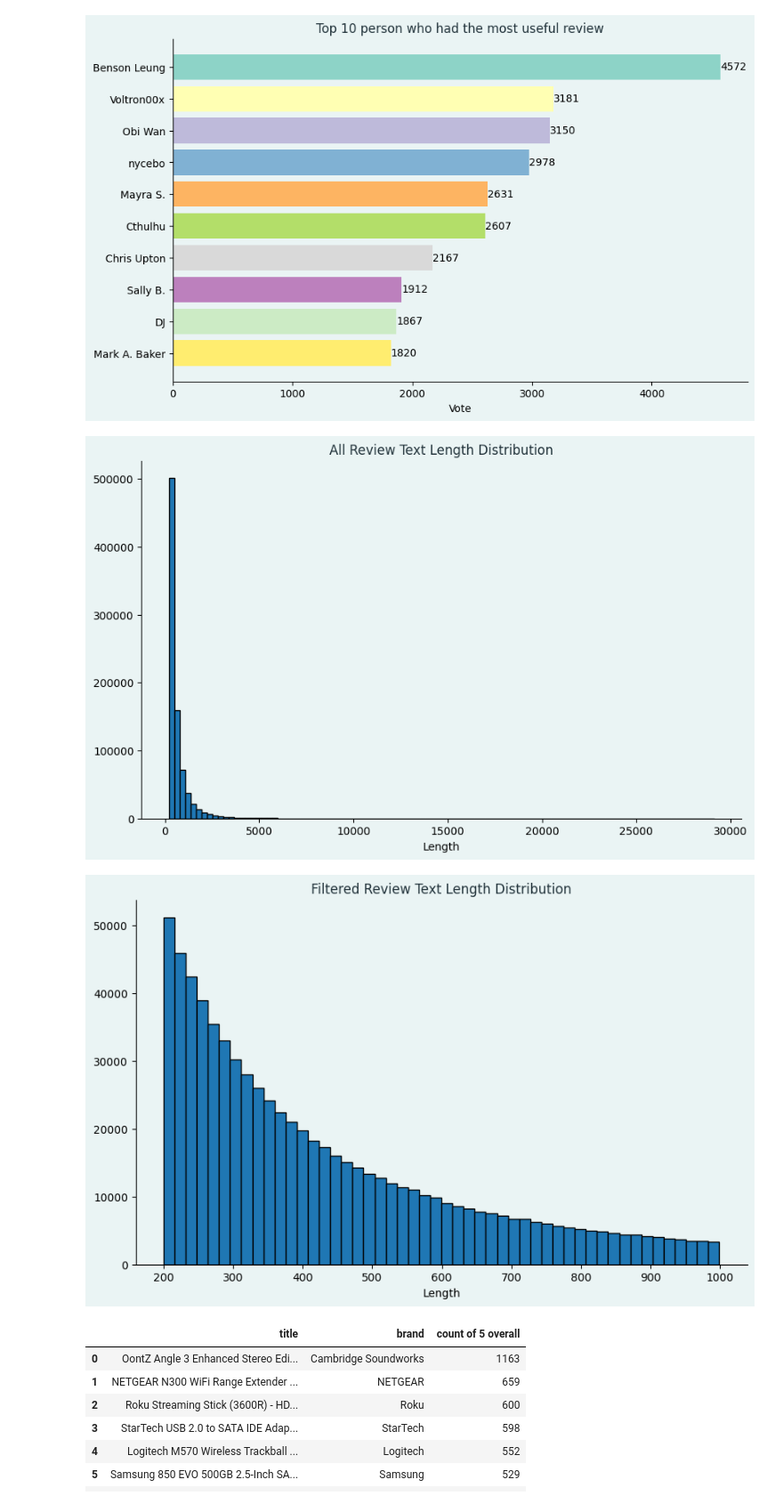
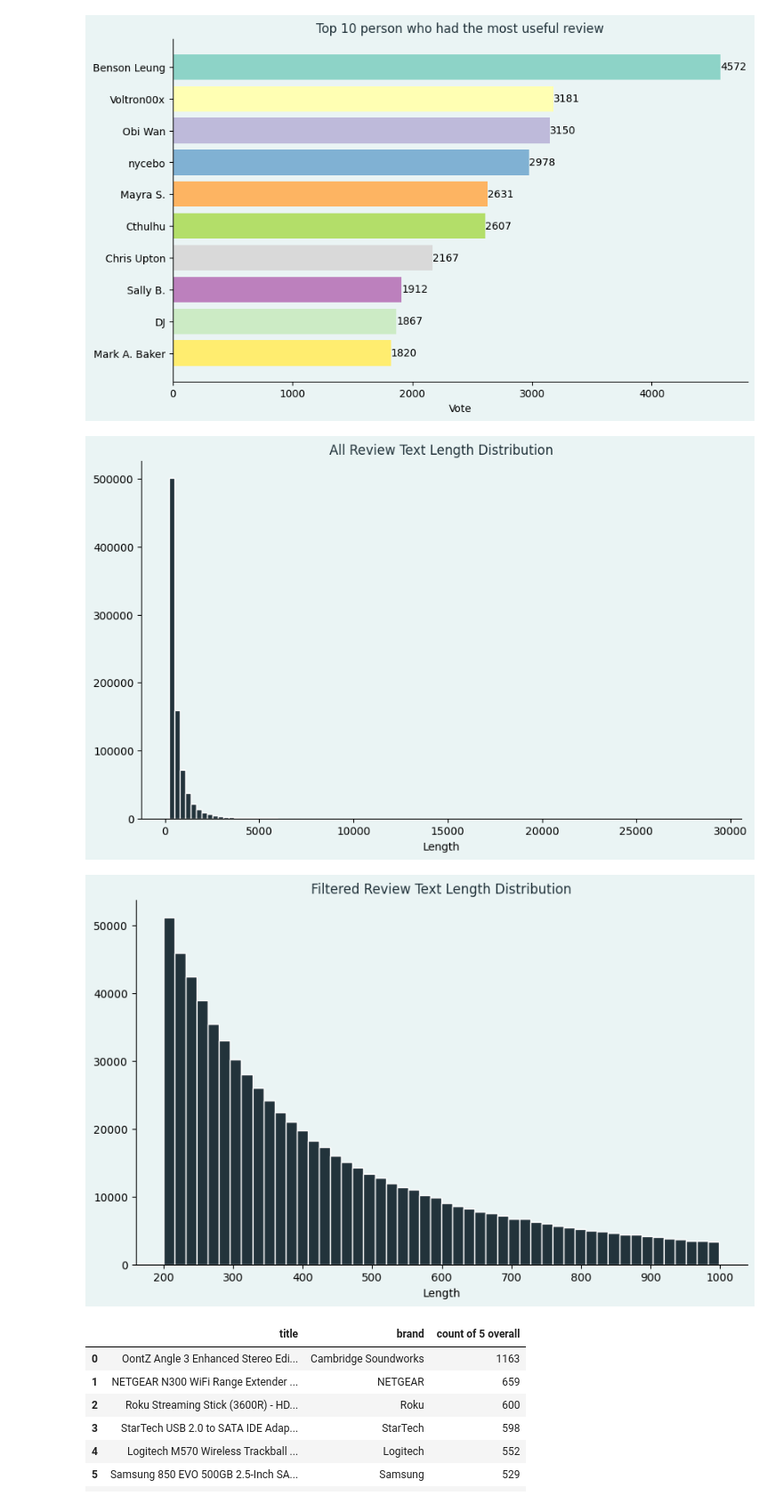
Before and after one commit to mr-robot77/Quera_G11-Project3, a Jupyter notebook: Problem2-Sentiment Analysis-NLP/section1.ipynb, the cells around one changed output. Shown at 89% size. Cells and saved outputs as stored; diff of their text form; code cells hidden in the pictures.

```diff
--- a/Problem2-Sentiment Analysis-NLP/section1.ipynb
+++ b/Problem2-Sentiment Analysis-NLP/section1.ipynb
@@ -250,7 +250,7 @@ ax.invert_yaxis()
 review_lengths = data['reviewText'].apply(len)
 
 fig, ax = plt.subplots(figsize=(10, 6))
-ax.hist(review_lengths, bins=100, edgecolor='black')
+ax.hist(review_lengths, bins=100, edgecolor='w', color="#22333b")
 ax.set_title('All Review Text Length Distribution', color="#22333b", fontsize=12)
 ax.set_xlabel('Length')
 ax.set_facecolor("#EAF4f4")
@@ -258,20 +258,20 @@ fig.set_facecolor("#EAF4f4")
 ax.spines["top"].set_visible(False)
 ax.spines["right"].set_visible(False)
 # %% [output]
-[figure, old version]
+[figure, new version]
 # %%
 review_lengths = review_lengths[review_lengths < 1000]
 
 fig, ax = plt.subplots(figsize=(10, 6))
-ax.hist(review_lengths, bins=50, edgecolor='black')
+ax.hist(review_lengths, bins=50, edgecolor='w', color="#22333b")
 ax.set_title('Filtered Review Text Length Distribution', color="#22333b", fontsize=12)
 ax.set_xlabel('Length')
 ax.set_facecolor("#EAF4f4")
 fig.set_facecolor("#EAF4f4")
 ax.spines["top"].set_visible(False)
 ax.spines["right"].set_visible(False)
 # %% [output]
-[figure, old version]
+[figure, new version]
 # %%
 top10_product = data[data['overall'] == 5].groupby('asin')['overall'].count().sort_values(ascending=False).head(10)
 
```
Also changed, not shown: parts of 1 cell of this notebook.
